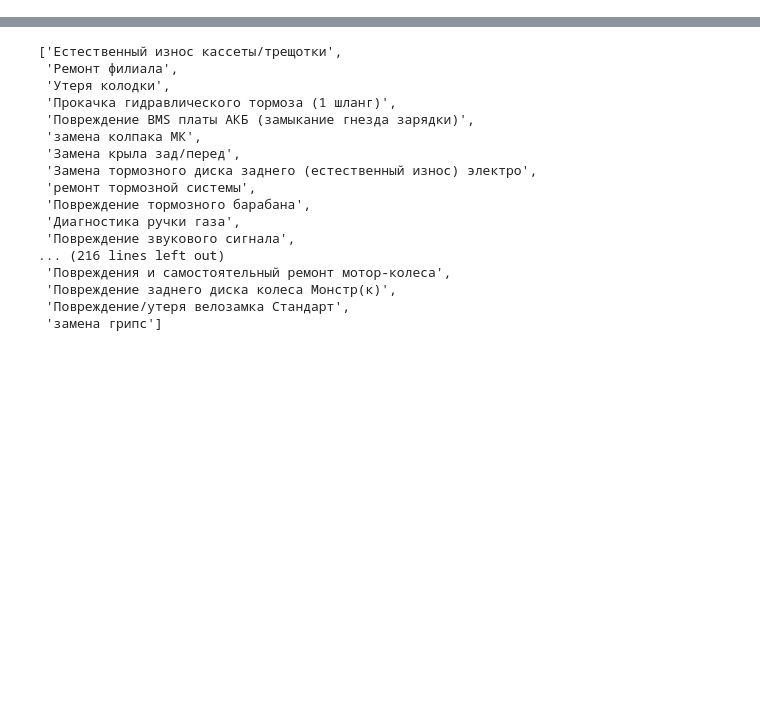
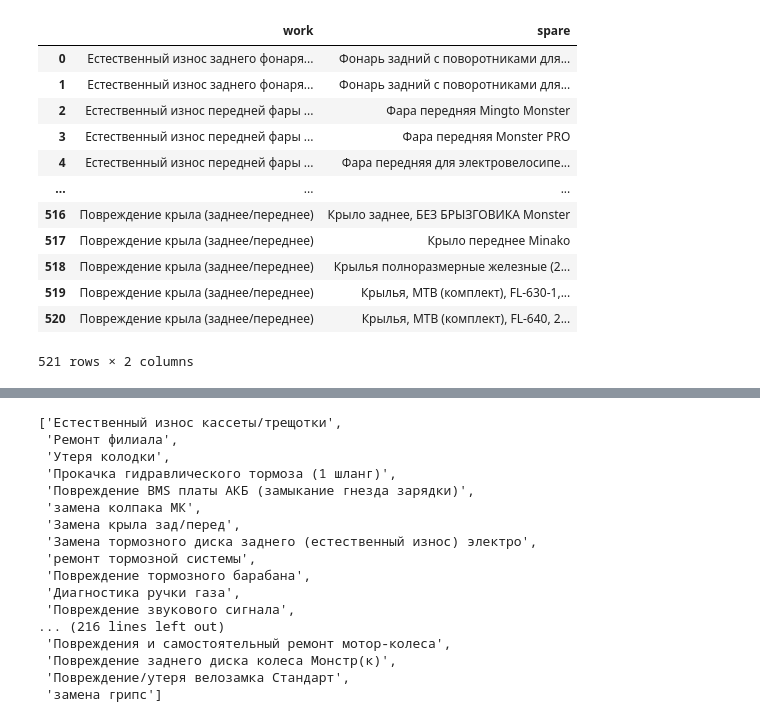
Before and after one commit to nafiseee/kruti_kolesa_bot, a Jupyter notebook: kruti_kolesa_bot_aio/1.ipynb, the cells around one changed output, grey strips where cells are left out. Cells and saved outputs as stored; diff of their text form; code cells hidden in the pictures; blank space fills up the shorter version.

```diff
--- a/kruti_kolesa_bot_aio/1.ipynb
+++ b/kruti_kolesa_bot_aio/1.ipynb
@@ -0,0 +1,18 @@
+# %%
+import pandas as pd
+df = pd.read_excel("spares2.xlsx",names=["work","spare"])
+df
+# %% [output]
+|  | work | spare |
+| 0 | Естественный износ заднего фонаря... | Фонарь задний с поворотниками для... |
+| 1 | Естественный износ заднего фонаря... | Фонарь задний с поворотниками для... |
+| 2 | Естественный износ передней фары ... | Фара передняя Mingto Monster |
+| 3 | Естественный износ передней фары ... | Фара передняя Monster PRO |
+| 4 | Естественный износ передней фары ... | Фара передняя для электровелосипе... |
+| ... | ... | ... |
+| 516 | Повреждение крыла (заднее/переднее) | Крыло заднее, БЕЗ БРЫЗГОВИКА Monster |
+| 517 | Повреждение крыла (заднее/переднее) | Крыло переднее Minako |
+| 518 | Повреждение крыла (заднее/переднее) | Крылья полноразмерные железные (2... |
+| 519 | Повреждение крыла (заднее/переднее) | Крылья, MTB (комплект), FL-630-1,... |
+| 520 | Повреждение крыла (заднее/переднее) | Крылья, MTB (комплект), FL-640, 2... |
+521 rows × 2 columns
```
Also changed, not shown: parts of 4 cells of this notebook, 11 other files.
